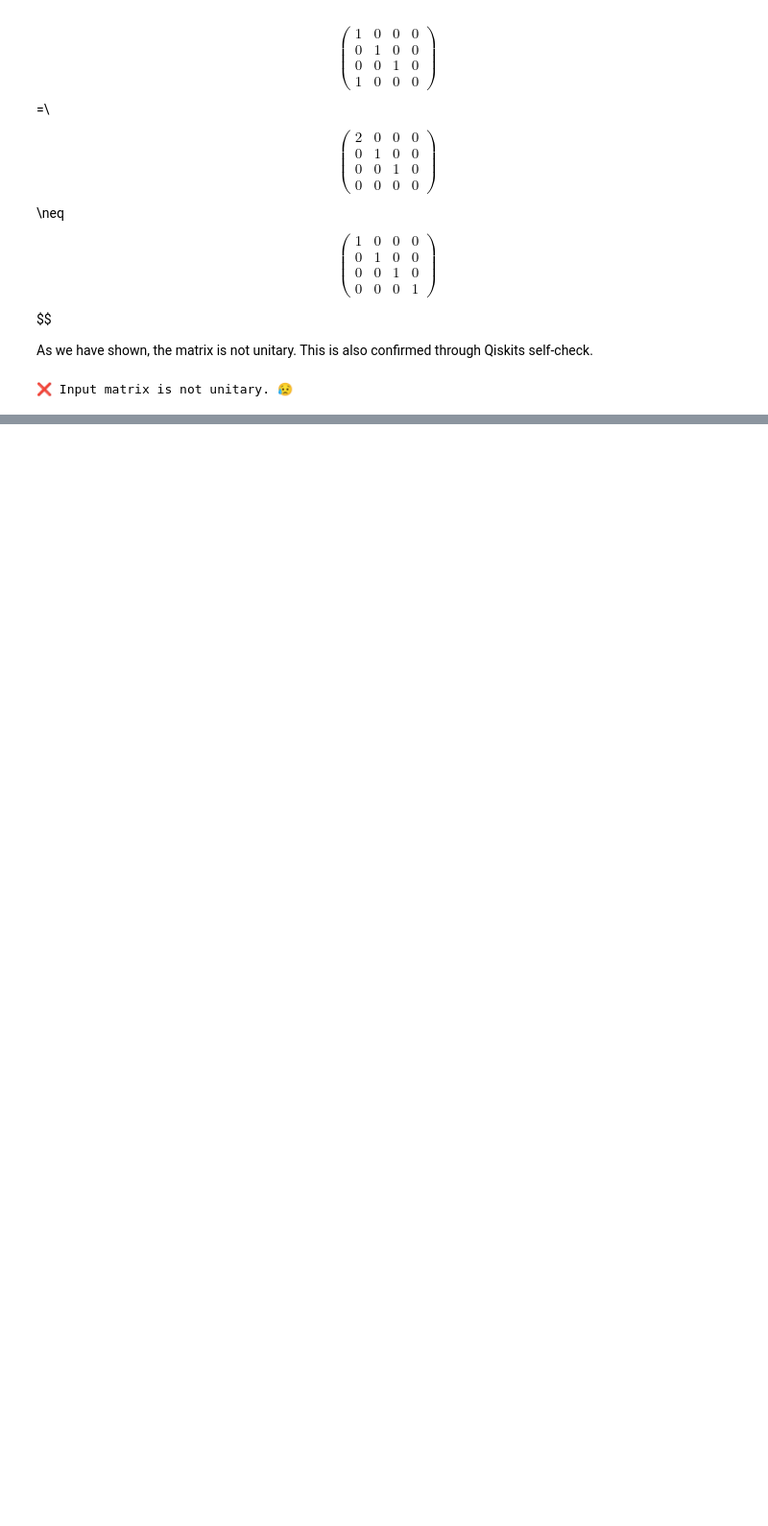
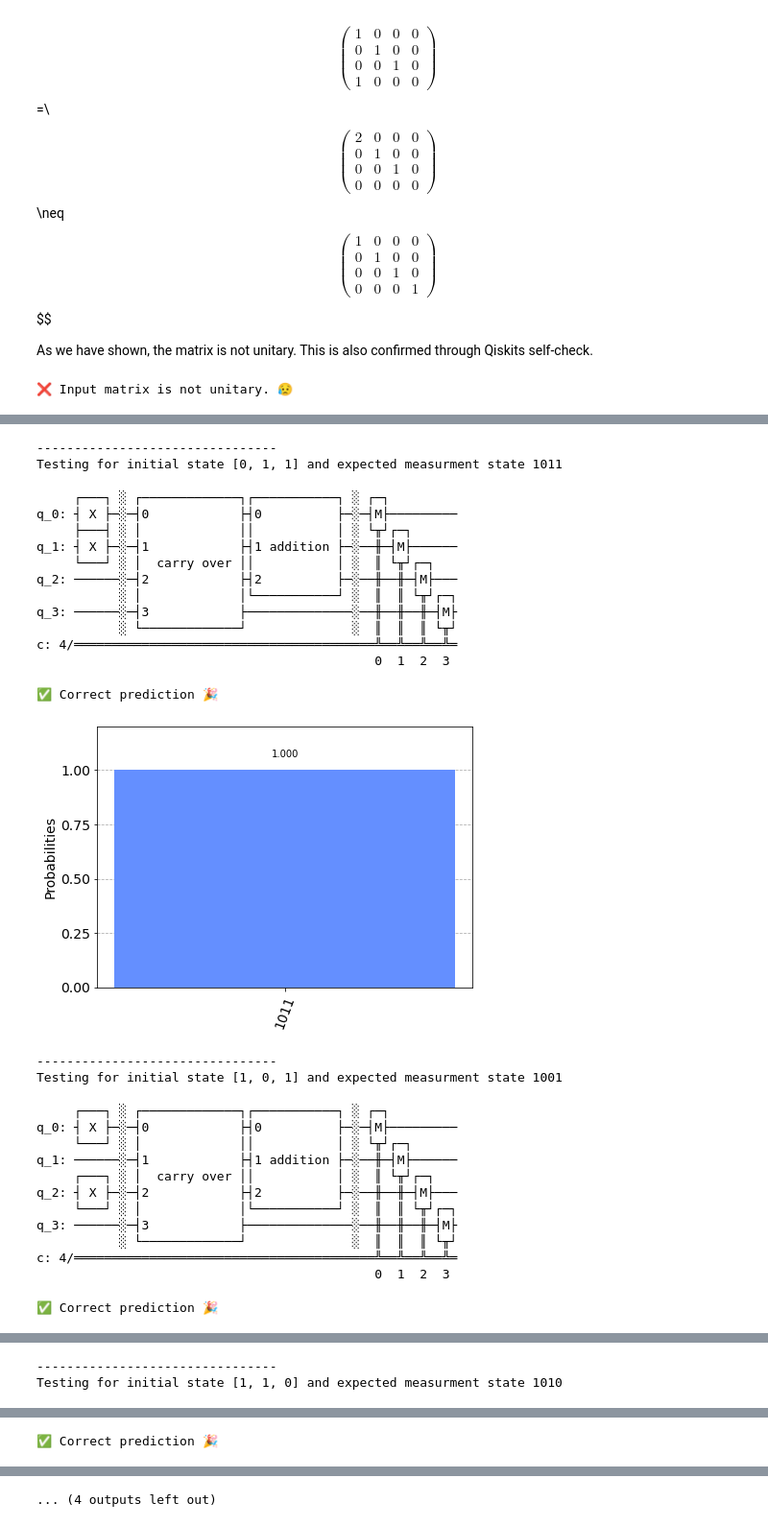
Before and after one commit to RicardoMonteiroSimoes/ZHAW_PAHS212, a Jupyter notebook: jupyter/vector_test.ipynb, the cells around one changed output, grey strips where cells are left out. Shown: that part at 96% size. Drawn from its saved outputs; the diff is of its cells as text; code cells hidden in the pictures; blank space fills up the shorter version.

```diff
--- a/jupyter/vector_test.ipynb
+++ b/jupyter/vector_test.ipynb
@@ -227,0 +297,7 @@ As we can see, the theory holds up and can be proven using the simulator. The ne
+# %%
+sub_circuit = QuantumRegister(4)
+carry_out = QuantumCircuit(sub_circuit, name="carry over")
+carry_out.ccx(0,1,3)
+carry_out.ccx(1,2,3)
+carry_out.ccx(0,2,3)
+carry_out.draw()
@@ -227,0 +313,62 @@ As we can see, the theory holds up and can be proven using the simulator. The ne
+# %%
+def generate_circuit(index):
+    circuit = QuantumCircuit(4,4)
+    if(state_matrix[index][2] == 1):
+        circuit.x(0)
+    if(state_matrix[index][1] == 1):
+        circuit.x(1)
+    if(state_matrix[index][0] == 1):
+        circuit.x(2)
+    circuit.barrier()
+    circuit.append(carry_out, [0,1,2,3])
+    circuit.unitary(addition, [0, 1, 2], label='addition')
+    circuit.barrier()
+    circuit.measure(range(4),range(4))
+    return circuit
+# %%
+state_matrix = [[0,1,1],
+                [1,0,1],
+                [1,1,0],
+                [1,1,1]]
+
+expected_states = [ '1011',
+                    '1001',
+                    '1010',
+                    '1111']
+
+for index, expected_state in enumerate(expected_states):
+    print("--------------------------------")
+    print("Testing for initial state " + str(state_matrix[index]) + " and expected measurment state " + expected_state)
+    circuit = generate_circuit(index)
+    display(circuit.draw())
+    display(plot_histogram(compile_circuit_and_check(circuit, expected_states[index])))
+# %% [output]
+--------------------------------
+Testing for initial state [0, 1, 1] and expected measurment state 1011
+     ┌───┐ ░ ┌─────────────┐┌───────────┐ ░ ┌─┐
+q_0: ┤ X ├─░─┤0            ├┤0          ├─░─┤M├─────────
+     ├───┤ ░ │             ││           │ ░ └╥┘┌─┐
+q_1: ┤ X ├─░─┤1            ├┤1 addition ├─░──╫─┤M├──────
+     └───┘ ░ │  carry over ││           │ ░  ║ └╥┘┌─┐
+q_2: ──────░─┤2            ├┤2          ├─░──╫──╫─┤M├───
+           ░ │             │└───────────┘ ░  ║  ║ └╥┘┌─┐
+q_3: ──────░─┤3            ├──────────────░──╫──╫──╫─┤M├
+           ░ └─────────────┘              ░  ║  ║  ║ └╥┘
+c: 4/════════════════════════════════════════╩══╩══╩══╩═
+                                             0  1  2  3
+✅ Correct prediction 🎉
+[figure, added]
+--------------------------------
+Testing for initial state [1, 0, 1] and expected measurment state 1001
+     ┌───┐ ░ ┌─────────────┐┌───────────┐ ░ ┌─┐
+q_0: ┤ X ├─░─┤0            ├┤0          ├─░─┤M├─────────
+     └───┘ ░ │             ││           │ ░ └╥┘┌─┐
+q_1: ──────░─┤1            ├┤1 addition ├─░──╫─┤M├──────
+     ┌───┐ ░ │  carry over ││           │ ░  ║ └╥┘┌─┐
+q_2: ┤ X ├─░─┤2            ├┤2          ├─░──╫──╫─┤M├───
+     └───┘ ░ │             │└───────────┘ ░  ║  ║ └╥┘┌─┐
+q_3: ──────░─┤3            ├──────────────░──╫──╫──╫─┤M├
+           ░ └─────────────┘              ░  ║  ║  ║ └╥┘
+c: 4/════════════════════════════════════════╩══╩══╩══╩═
+                                             0  1  2  3
+✅ Correct prediction 🎉
@@ -227,0 +376,2 @@ As we can see, the theory holds up and can be proven using the simulator. The ne
+--------------------------------
+Testing for initial state [1, 1, 0] and expected measurment state 1010
@@ -227,0 +389 @@ As we can see, the theory holds up and can be proven using the simulator. The ne
+✅ Correct prediction 🎉
@@ -227,0 +391 @@ As we can see, the theory holds up and can be proven using the simulator. The ne
+... (4 outputs left out)
```
Also changed, not shown: parts of 22 cells of this notebook.
